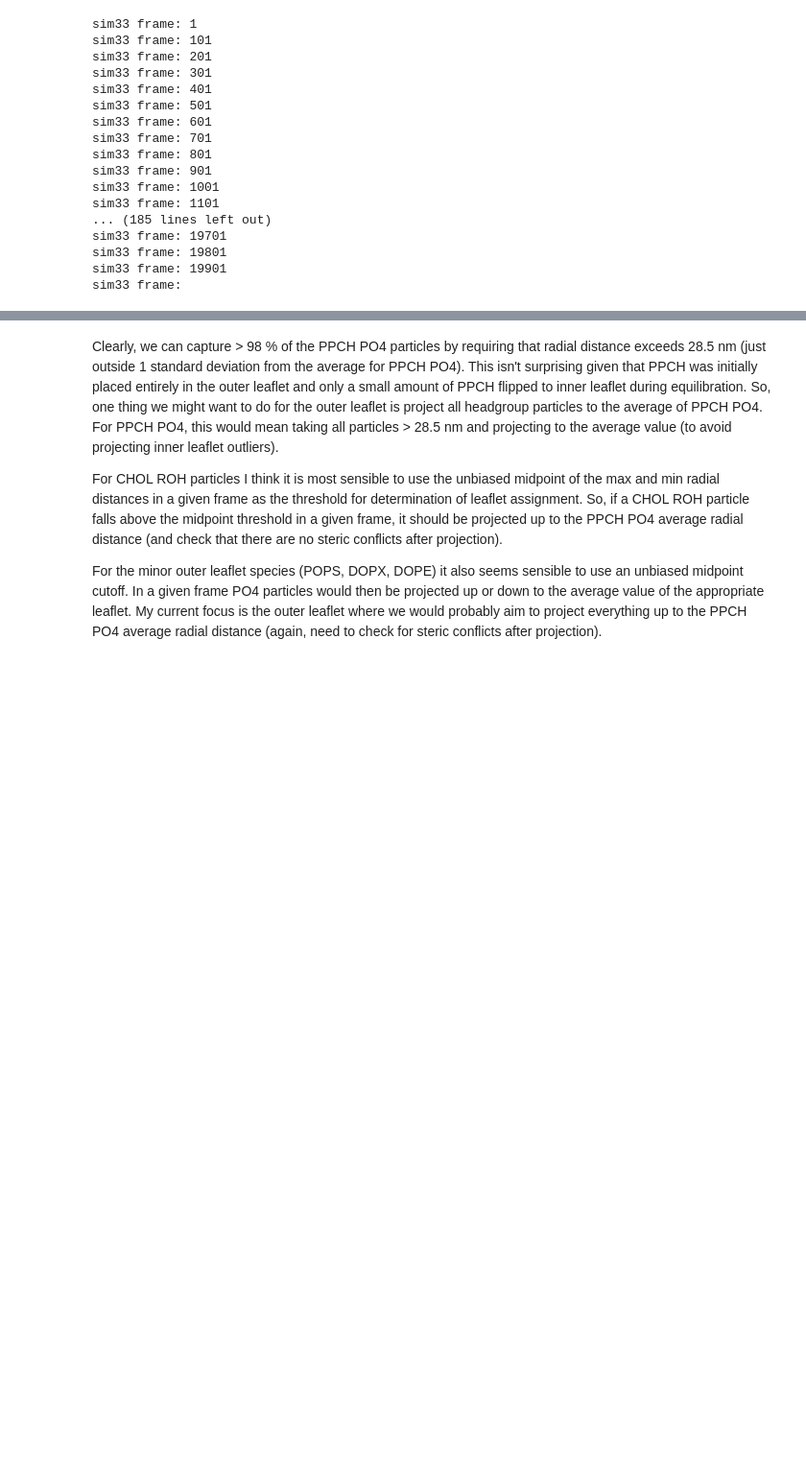
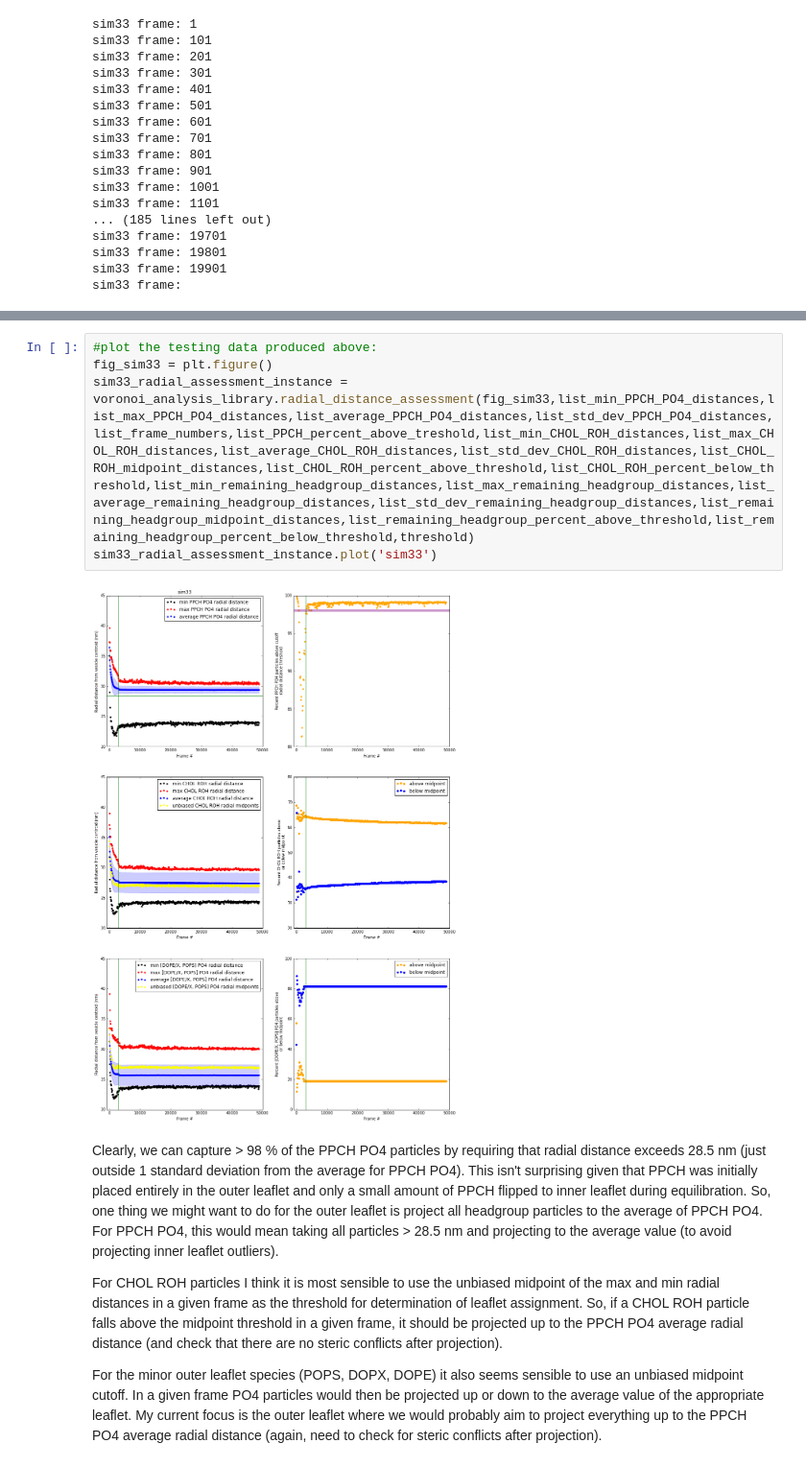
Before and after one commit to tylerjereddy/viral_voronoi_analysis, a Jupyter notebook: spherical_Voronoi_virus_analysis.ipynb, the cells around one changed output, grey strips where cells are left out. Shown at 96% size. Saved outputs shown, nothing was run; the diff lists cells and outputs as text; blank space fills up the shorter version.

```diff
--- a/spherical_Voronoi_virus_analysis.ipynb
+++ b/spherical_Voronoi_virus_analysis.ipynb
@@ -365,3 +273,10 @@ fig1.set_size_inches(16,24)
+# %%
+#plot the testing data produced above:
+fig_sim33 = plt.figure()
+sim33_radial_assessment_instance = voronoi_analysis_library.radial_distance_assessment(fig_sim33,list_min_PPCH_PO4_distances,list_max_PPCH_PO4_distances,list_average_PPCH_PO4_distances,list_std_dev_PPCH_PO4_distances,list_frame_numbers,list_PPCH_percent_above_treshold,list_min_CHOL_ROH_distances,list_max_CHOL_ROH_distances,list_average_CHOL_ROH_distances,list_std_dev_CHOL_ROH_distances,list_CHOL_ROH_midpoint_distances,list_CHOL_ROH_percent_above_threshold,list_CHOL_ROH_percent_below_threshold,list_min_remaining_headgroup_distances,list_max_remaining_headgroup_distances,list_average_remaining_headgroup_distances,list_std_dev_remaining_headgroup_distances,list_remaining_headgroup_midpoint_distances,list_remaining_headgroup_percent_above_threshold,list_remaining_headgroup_percent_below_threshold,threshold)
+sim33_radial_assessment_instance.plot('sim33')
+# %% [output]
+[figure, added]
 # %% [markdown]
 Clearly, we can capture > 98 % of the PPCH PO4 particles by requiring that radial distance exceeds 28.5 nm (just outside 1 standard deviation from the average for PPCH PO4). This isn't surprising given that PPCH was initially placed entirely in the outer leaflet and only a small amount of PPCH flipped to inner leaflet during equilibration. So, one thing we might want to do for the outer leaflet is project all headgroup particles to the average of PPCH PO4. For PPCH PO4, this would mean taking all particles > 28.5 nm and projecting to the average value (to avoid projecting inner leaflet outliers).
 
```
Also changed, not shown: parts of 1 cell of this notebook, 1 other file.
